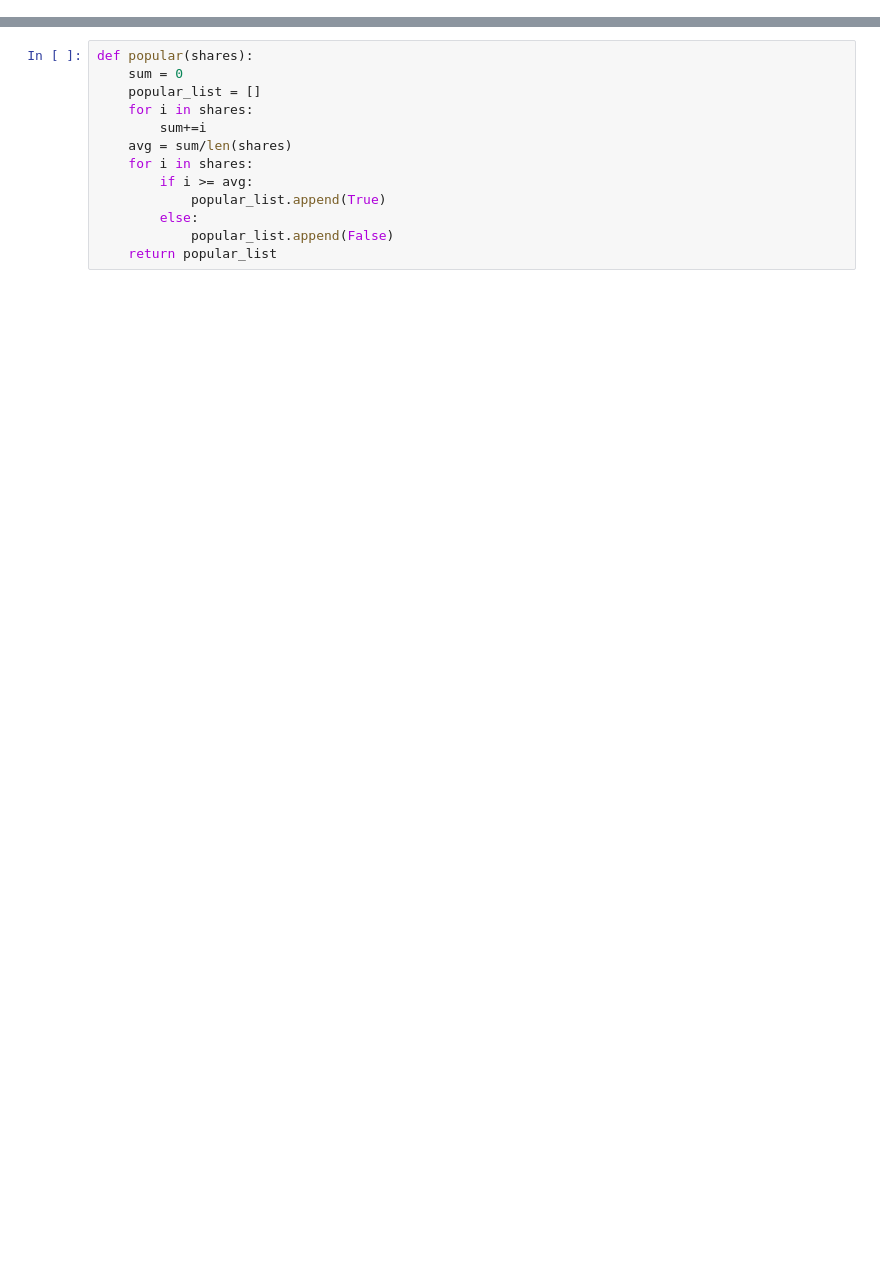
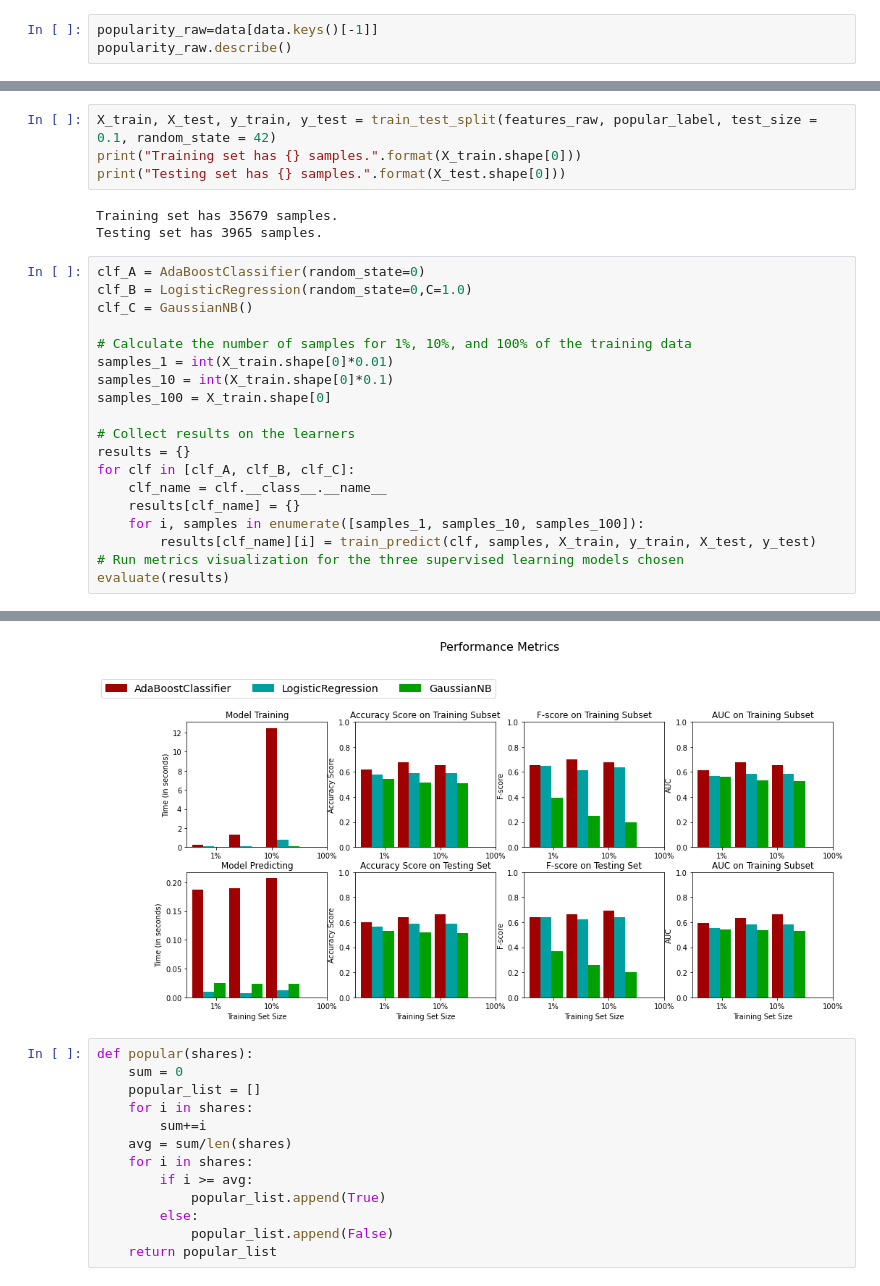
Before and after one commit to bhanu-kanamarlapudi/OnlineNewsPopularity_GA, a Jupyter notebook: GAbasedFS.ipynb, the cells around one changed output, grey strips where cells are left out. Drawn from its saved outputs; the diff is of its cells as text; blank space fills up the shorter version.

```diff
--- a/GAbasedFS.ipynb
+++ b/GAbasedFS.ipynb
@@ -11,0 +38,3 @@ data.drop(columns='url',inplace=True)
+# %%
+popularity_raw=data[data.keys()[-1]]
+popularity_raw.describe()
@@ -11,0 +239,27 @@ data.drop(columns='url',inplace=True)
+# %%
+X_train, X_test, y_train, y_test = train_test_split(features_raw, popular_label, test_size = 0.1, random_state = 42)
+print("Training set has {} samples.".format(X_train.shape[0]))
+print("Testing set has {} samples.".format(X_test.shape[0]))
+# %% [output]
+Training set has 35679 samples.
+Testing set has 3965 samples.
+# %%
+clf_A = AdaBoostClassifier(random_state=0)
+clf_B = LogisticRegression(random_state=0,C=1.0)
+clf_C = GaussianNB()
+
+# Calculate the number of samples for 1%, 10%, and 100% of the training data
+samples_1 = int(X_train.shape[0]*0.01)
+samples_10 = int(X_train.shape[0]*0.1)
+samples_100 = X_train.shape[0]
+
+# Collect results on the learners
+results = {}
+for clf in [clf_A, clf_B, clf_C]:
+    clf_name = clf.__class__.__name__
+    results[clf_name] = {}
+    for i, samples in enumerate([samples_1, samples_10, samples_100]):
+        results[clf_name][i] = train_predict(clf, samples, X_train, y_train, X_test, y_test)
+# Run metrics visualization for the three supervised learning models chosen
+evaluate(results)
+# %% [output]
@@ -12,3 +284,4 @@ data.drop(columns='url',inplace=True)
+[figure, added]
 # %%
 def popular(shares):
     sum = 0
```
Also changed, not shown: parts of 47 cells of this notebook.
